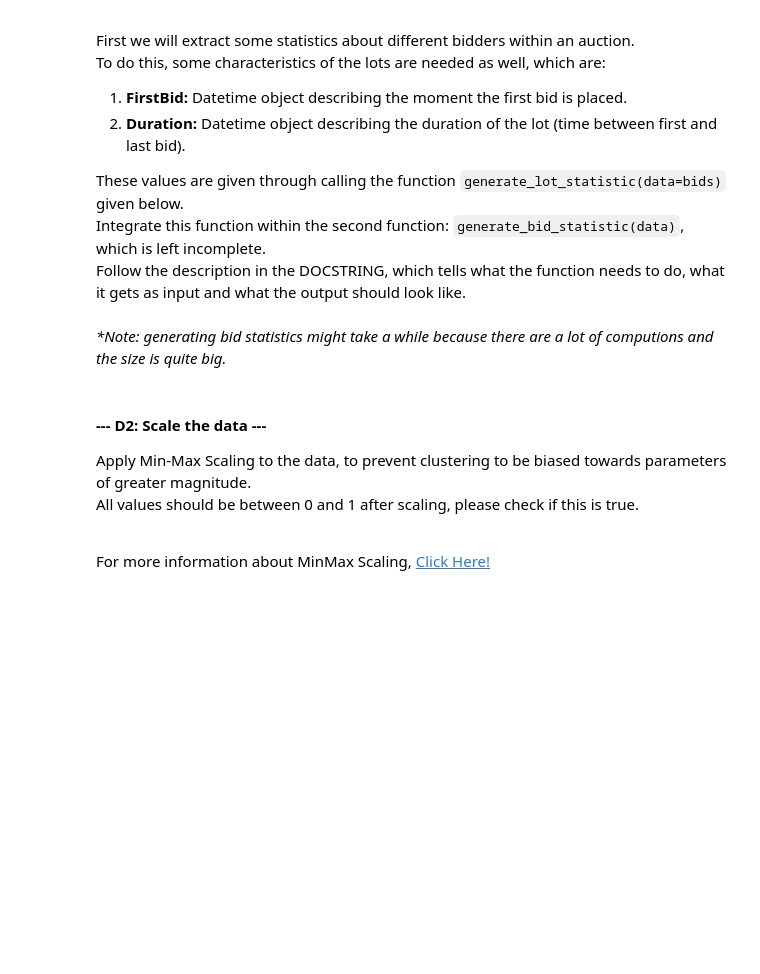
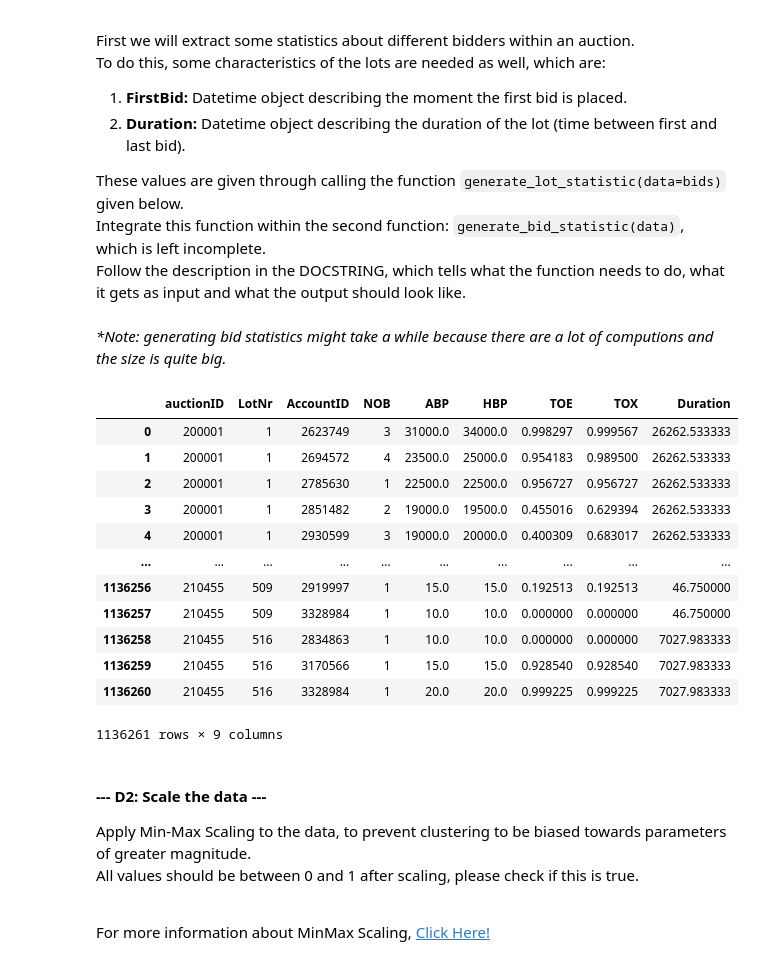
Before and after one commit to DatacationOrg/datacademy-v2, a Jupyter notebook: M10_FINAL/src/Main.ipynb, the cells around one changed output. Drawn from its saved outputs; the diff is of its cells as text; code cells hidden in the pictures; blank space fills up the shorter version.

```diff
--- a/M10_FINAL/src/Main.ipynb
+++ b/M10_FINAL/src/Main.ipynb
@@ -819,8 +819,8 @@ def generate_lot_statistic(data:pd.DataFrame) -> pd.DataFrame:
     """
 
     # Group based on SaleID and LotNumber and generate characteristics
-    lot_statistic = data.groupby(['auctionID','lotNr']).agg({'biddingDateTime': ['min'],
-                                                             'closingDateTime': ['max']})
+    lot_statistic = data.groupby(['auctionID','LotNr']).agg({'BiddingDateTime': ['min'],
+                                                             'ClosingDateTime': ['max']})
     lot_statistic.columns = ['FirstBid', 'LotEnding']
 
     # Convert LotEnding (Str) to timestamp object
@@ -852,18 +852,18 @@ def create_bid_statistic(data:pd.DataFrame) -> pd.DataFrame:
             - TOX: The Time Of Exit, describing at what percentage of total lot duration the bidder placed his last bid.
     """
     # Ensure datetime type in datetime variables
-    data['biddingDateTime'] = pd.to_datetime(data['biddingDateTime'], format='%Y-%m-%d %H:%M:%S')
-    data['closingDateTime'] = pd.to_datetime(data['closingDateTime'], format='%Y-%m-%d %H:%M:%S')
+    data['BiddingDateTime'] = pd.to_datetime(data['BiddingDateTime'], format='ISO8601')
+    data['ClosingDateTime'] = pd.to_datetime(data['ClosingDateTime'], format='ISO8601')
 
     # Group based on accountID, LotNr and AccountID and generate NOB, ABP, HBP, TOE and TOX.
-    bid_statistic = data.groupby(['auctionID','lotNr','accountID']).agg({'bidPrice': ['count', 'mean', 'max'],
-                                                                         'biddingDateTime': ['min', 'max']})
+    bid_statistic = data.groupby(['auctionID','LotNr','AccountID']).agg({'BidPrice': ['count', 'mean', 'max'],
+                                                                         'BiddingDateTime': ['min', 'max']})
     bid_statistic.columns = ['NOB', 'ABP', 'HBP', 'TOE', 'TOX']
     bid_statistic = bid_statistic.reset_index()
 
     # Generate statistics of the lot and merge with bid statistic
     lot_statistic = generate_lot_statistic(data)
-    bid_statistic = pd.merge(bid_statistic, lot_statistic, on=['auctionID', 'lotNr'], how='left')
+    bid_statistic = pd.merge(bid_statistic, lot_statistic, on=['auctionID', 'LotNr'], how='left')
 
     # Convert static time characteristics (TOE and TOX) to relative time characteristics using the merged Lot statistics (FirstBid and Duration)
     bid_statistic['TOE'] = (bid_statistic['TOE'] - bid_statistic['FirstBid']).apply(lambda x: x/pd.Timedelta('1 minute'))
@@ -886,6 +886,22 @@ bids_from_db
 # Create the bid statistic file
 bid_statistic = create_bid_statistic(data=bids_from_db)
 #bid_statistic
+# %%
+bid_statistic
+# %% [output]
+|  | auctionID | LotNr | AccountID | NOB | ABP | HBP | TOE | TOX | Duration |
+| 0 | 200001 | 1 | 2623749 | 3 | 31000.0 | 34000.0 | 0.998297 | 0.999567 | 26262.533333 |
+| 1 | 200001 | 1 | 2694572 | 4 | 23500.0 | 25000.0 | 0.954183 | 0.989500 | 26262.533333 |
+| 2 | 200001 | 1 | 2785630 | 1 | 22500.0 | 22500.0 | 0.956727 | 0.956727 | 26262.533333 |
+| 3 | 200001 | 1 | 2851482 | 2 | 19000.0 | 19500.0 | 0.455016 | 0.629394 | 26262.533333 |
+| 4 | 200001 | 1 | 2930599 | 3 | 19000.0 | 20000.0 | 0.400309 | 0.683017 | 26262.533333 |
+| ... | ... | ... | ... | ... | ... | ... | ... | ... | ... |
+| 1136256 | 210455 | 509 | 2919997 | 1 | 15.0 | 15.0 | 0.192513 | 0.192513 | 46.750000 |
+| 1136257 | 210455 | 509 | 3328984 | 1 | 10.0 | 10.0 | 0.000000 | 0.000000 | 46.750000 |
+| 1136258 | 210455 | 516 | 2834863 | 1 | 10.0 | 10.0 | 0.000000 | 0.000000 | 7027.983333 |
+| 1136259 | 210455 | 516 | 3170566 | 1 | 15.0 | 15.0 | 0.928540 | 0.928540 | 7027.983333 |
+| 1136260 | 210455 | 516 | 3328984 | 1 | 20.0 | 20.0 | 0.999225 | 0.999225 | 7027.983333 |
+1136261 rows × 9 columns
 # %% [markdown]
 <h4> --- D2: Scale the data --- </h4>
 <p>
```
Also changed, not shown: parts of 18 cells of this notebook, 1 other file.
